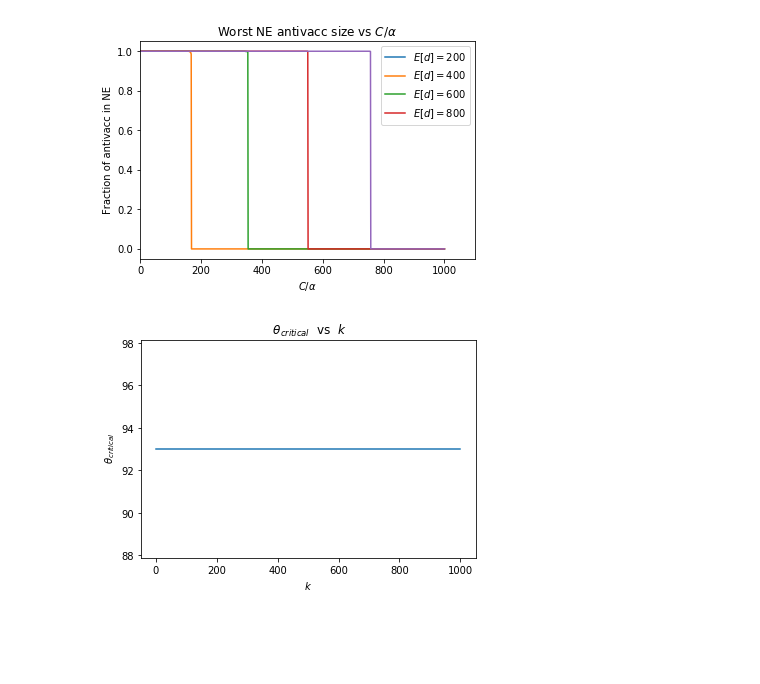
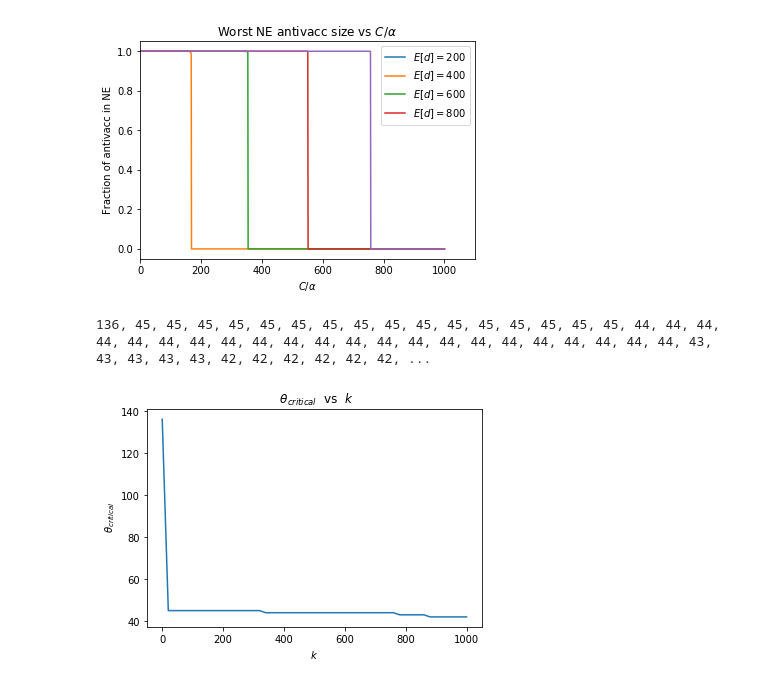
Before and after one commit to ahsantarique/Antivaccine-Sentiment, a Jupyter notebook: Src/threshold_diffusion.ipynb, the cells around one changed output. Cells and saved outputs as stored; diff of their text form; code cells hidden in the pictures; blank space fills up the shorter version.

```diff
--- a/Src/threshold_diffusion.ipynb
+++ b/Src/threshold_diffusion.ipynb
@@ -366,8 +366,8 @@ g = nx.read_gexf("../data/twitter_sentiment_200.gexf", node_type=None, relabel=F
 
 
 start = 0
-end = 5
-interval = 0.1
+end = 137
+interval = 1
 C_list = [{j:np.arange(start, end, interval)[i]  for j in g.nodes} for i in range(len(np.arange(start, end, interval)))]
 
 c = np.arange(start, end, interval)
@@ -380,8 +380,7 @@ sorted_graph = sorted(g.degree, key = lambda x: x[1], reverse=True)
 
 
 
-
-for k in range(0,1001,5):
+for k in range(0,1001,20):
   worst_NE_size = []
   Dk = set([sorted_graph[:k][i][1] for i in range(k)])
 
@@ -392,29 +391,31 @@ for k in range(0,1001,5):
 
       S_T = threshold_process(S0 = S0, theta = theta, graph = g, verbose=False)
 
-      worst_NE_size.append(len(g)-len(S_T))
+#       worst_NE_size.append(len(g)-len(S_T))
 
-  for i in range(len(worst_NE_size)):
-      if(worst_NE_size[i] == 0):
-          print(c[i], end=', ')
+      if(len(g)-len(S_T) <= 0):
+          print(C['phillyeaglesfa1'], end=', ')
           break
+# %% [output]
+136, 45, 45, 45, 45, 45, 45, 45, 45, 45, 45, 45, 45, 45, 45, 45, 45, 44, 44, 44, 44, 44, 44, 44, 44, 44, 44, 44, 44, 44, 44, 44, 44, 44, 44, 44, 44, 44, 44, 43, 43, 43, 43, 43, 42, 42, 42, 42, 42, 42, ...
-# %%
-x = range(0,1001,5)
-
-yemail = [17, 16, 16, 15, 15, 15, 15, 14, 14, 14, 14, 12, 12, 12, 12, 12, 11, 11, 11, 10, 10, 10, 10, 10, 10, 10, 10, 9, 8, 8, 8, 7, 7, 7, 7, 7, 7, 7, 7, 7, 7, 7, 7, 7, 7, 7, 7, 7, 7, 7, 7, 7, 7, 7, 7, 7, 7, 7, 7, 7, 7, 7, 7, 7, 6, 6, 6, 6, 6, 6, 6, 6, 6, 6, 6, 6, 6, 5, 5, 5, 5, 5, 5, 5, 5, 5, 5, 5, 5, 5, 5, 5, 5, 5, 5, 5, 5, 5, 5, 5, 5, 5, 5, 5, 5, 4, 4, 4, 4, 4, 4, 4, 4, 4, 4, 4, 4, 3, 3, 3, 3, 3, 3, 3, 3, 3, 3, 3, 3, 3, 3, 3, 3, 3, 3, 3, 3, 3, 3, 3, 3, 3, 3, 3, 3, 3, 3, 3, 3, 3, 3, 3, 2, 2, 2, 2, 2, 2, 2, 2, 2, 2, 2, 2, 2, 2, 2, 2, 2, 2, 2, 2, 2, 2, 2, 2, 2, 2, 2, 2, 2, 2, 2, 2, 2, 2, 2, 2, 2, 2, 2, 2, 2, 2, 2, 2, 2, 2, 2, 2, 2]
-yerdos = [169, 167, 167, 165, 165, 164, 163, 163, 163, 162, 162, 162, 162, 162, 162, 162, 162, 162, 162, 162, 162, 162, 162, 161, 161, 161, 161, 161, 161, 161, 160, 160, 160, 160, 160, 160, 160, 160, 160, 160, 159, 159, 159, 159, 159, 159, 159, 159, 159, 159, 159, 159, 159, 158, 158, 158, 158, 158, 158, 158, 158, 158, 158, 158, 157, 157, 157, 157, 157, 157, 157, 157, 157, 157, 157, 157, 157, 157, 156, 156, 156, 156, 156, 156, 156, 156, 156, 156, 156, 156, 155, 155, 155, 155, 155, 155, 155, 155, 155, 155, 155, 155, 155, 155, 155, 155, 155, 155, 155, 154, 154, 154, 154, 154, 154, 154, 154, 154, 154, 154, 154, 154, 154, 154, 154, 154, 153, 153, 153, 153, 153, 153, 153, 152, 152, 152, 152, 152, 152, 152, 152, 152, 152, 152, 152, 152, 152, 152, 152, 152, 152, 152, 151, 151, 151, 151, 151, 151, 151, 151, 151, 151, 151, 151, 151, 150, 150, 150, 150, 150, 150, 150, 150, 149, 149, 149, 149, 149, 149, 148, 148, 148, 148, 148, 148, 148, 147, 147, 147, 147, 146, 146, 146, 146, 146, 144, 144, 143, 143, 143, 139]
-yfacebook = [93, 93, 93, 93, 93, 93, 93, 93, 93, 93, 93, 93, 93, 93, 93, 93, 93, 93, 93, 93, 93, 93, 93, 93, 93, 93, 93, 93, 93, 93, 93, 93, 93, 93, 93, 93, 93, 93, 93, 93, 93, 93, 93, 93, 93, 93, 93, 93, 93, 93, 93, 93, 93, 93, 93, 93, 93, 93, 93, 93, 93, 93, 93, 93, 93, 93, 93, 93, 93, 93, 93, 93, 93, 93, 93, 93, 93, 93, 93, 93, 93, 93, 93, 93, 93, 93, 93, 93, 93, 93, 93, 93, 93, 93, 93, 93, 93, 93, 93, 93, 93, 93, 93, 93, 93, 93, 93, 93, 93, 93, 93, 93, 93, 93, 93, 93, 93, 93, 93, 93, 93, 93, 93, 93, 93, 93, 93, 93, 93, 93, 93, 93, 93, 93, 93, 93, 93, 93, 93, 93, 93, 93, 93, 93, 93, 93, 93, 93, 93, 93, 93, 93, 93, 93, 93, 93, 93, 93, 93, 93, 93, 93, 93, 93, 93, 93, 93, 93, 93, 93, 93, 93, 93, 93, 93, 93, 93, 93, 93, 93, 93, 93, 93, 93, 93, 93, 93, 93, 93, 93, 93, 93, 93, 93, 93, 93, 93, 93, 93, 93, 93]
-
-y_list = [yfacebook]
-legend = ['Erdos-Renyi', 'Facebook', 'email-EU-core', 'Gnutell p2p', 'Twitter Mentions']
-
-for y in y_list:
-  plt.plot(x,y)
-
-plt.xlabel(r'$k$')
-plt.ylabel(r' $\theta_{critical}$')
-plt.title(r' $\theta_{critical}$  vs  $k$')
-# plt.legend(legend)
-plt.savefig('theta_vs_k-fb.eps')
-# %% [output]
-[figure, removed]
+# %%
+x = range(0,1001,20)
+ymentions = [136, 45, 45, 45, 45, 45, 45, 45, 45, 45, 45, 45, 45, 45, 45, 45, 45, 44, 44, 44, 44, 44, 44, 44, 44, 44, 44, 44, 44, 44, 44, 44, 44, 44, 44, 44, 44, 44, 44, 43, 43, 43, 43, 43, 42, 42, 42, 42, 42, 42, 42, ]
+yp2p = [3, 3, 3, 3, 3, 3, 3, 3, 3, 3, 3, 3, 3, 3, 3, 3, 3, 3, 3, 3, 3, 3, 3, 3, 3, 3, 3, 3, 3, 3, 3, 3, 3, 3, 3, 3, 3, 3, 3, 3, 3, 3, 3, 3, 3, 3, 3, 3, 3, 3, 3, 3, 3, 3, 3, 3, 3, 3, 3, 3, 3, 3, 3, 3, 3, 3, 3, 3, 3, 3, 3, 3, 3, 3, 3, 3, 3, 3, 3, 3, 3, 3, 3, 3, 3, 3, 3, 3, 3, 3, 3, 3, 3, 3, 3, 3, 3, 3, 3, 3, 3, 3, 3, 3, 3, 3, 3, 3, 3, 3, 3, 3, 3, 3, 3, 3, 3, 3, 3, 3, 3, 3, 3, 3, 3, 3, 3, 3, 3, 3, 3, 3, 3, 3, 3, 3, 3, 3, 3, 3, 3, 3, 3, 3, 3, 3, 3, 3, 3, 3, 3, 3, 3, 3, 3, 3, 3, 3, 3, 3, 3, 3, 3, 3, 3, 3, 3, 3, 3, 3, 3, 3, 3, 3, 3, 3, 3, 3, 3, 3, 3, 3, 3, 3, 3, 3, 3, 3, 3, 3, 3, 3, 3, 3, 3, 3, 3, 3, 3, 3, 3, ]
+yemail = [17, 16, 16, 15, 15, 15, 15, 14, 14, 14, 14, 12, 12, 12, 12, 12, 11, 11, 11, 10, 10, 10, 10, 10, 10, 10, 10, 9, 8, 8, 8, 7, 7, 7, 7, 7, 7, 7, 7, 7, 7, 7, 7, 7, 7, 7, 7, 7, 7, 7, 7, 7, 7, 7, 7, 7, 7, 7, 7, 7, 7, 7, 7, 7, 6, 6, 6, 6, 6, 6, 6, 6, 6, 6, 6, 6, 6, 5, 5, 5, 5, 5, 5, 5, 5, 5, 5, 5, 5, 5, 5, 5, 5, 5, 5, 5, 5, 5, 5, 5, 5, 5, 5, 5, 5, 4, 4, 4, 4, 4, 4, 4, 4, 4, 4, 4, 4, 3, 3, 3, 3, 3, 3, 3, 3, 3, 3, 3, 3, 3, 3, 3, 3, 3, 3, 3, 3, 3, 3, 3, 3, 3, 3, 3, 3, 3, 3, 3, 3, 3, 3, 3, 2, 2, 2, 2, 2, 2, 2, 2, 2, 2, 2, 2, 2, 2, 2, 2, 2, 2, 2, 2, 2, 2, 2, 2, 2, 2, 2, 2, 2, 2, 2, 2, 2, 2, 2, 2, 2, 2, 2, 2, 2, 2, 2, 2, 2, 2, 2, 2, 2]
+yerdos = [169, 167, 167, 165, 165, 164, 163, 163, 163, 162, 162, 162, 162, 162, 162, 162, 162, 162, 162, 162, 162, 162, 162, 161, 161, 161, 161, 161, 161, 161, 160, 160, 160, 160, 160, 160, 160, 160, 160, 160, 159, 159, 159, 159, 159, 159, 159, 159, 159, 159, 159, 159, 159, 158, 158, 158, 158, 158, 158, 158, 158, 158, 158, 158, 157, 157, 157, 157, 157, 157, 157, 157, 157, 157, 157, 157, 157, 157, 156, 156, 156, 156, 156, 156, 156, 156, 156, 156, 156, 156, 155, 155, 155, 155, 155, 155, 155, 155, 155, 155, 155, 155, 155, 155, 155, 155, 155, 155, 155, 154, 154, 154, 154, 154, 154, 154, 154, 154, 154, 154, 154, 154, 154, 154, 154, 154, 153, 153, 153, 153, 153, 153, 153, 152, 152, 152, 152, 152, 152, 152, 152, 152, 152, 152, 152, 152, 152, 152, 152, 152, 152, 152, 151, 151, 151, 151, 151, 151, 151, 151, 151, 151, 151, 151, 151, 150, 150, 150, 150, 150, 150, 150, 150, 149, 149, 149, 149, 149, 149, 148, 148, 148, 148, 148, 148, 148, 147, 147, 147, 147, 146, 146, 146, 146, 146, 144, 144, 143, 143, 143, 139]
+yfacebook = [93, 93, 93, 93, 93, 93, 93, 93, 93, 93, 93, 93, 93, 93, 93, 93, 93, 93, 93, 93, 93, 93, 93, 93, 93, 93, 93, 93, 93, 93, 93, 93, 93, 93, 93, 93, 93, 93, 93, 93, 93, 93, 93, 93, 93, 93, 93, 93, 93, 93, 93, 93, 93, 93, 93, 93, 93, 93, 93, 93, 93, 93, 93, 93, 93, 93, 93, 93, 93, 93, 93, 93, 93, 93, 93, 93, 93, 93, 93, 93, 93, 93, 93, 93, 93, 93, 93, 93, 93, 93, 93, 93, 93, 93, 93, 93, 93, 93, 93, 93, 93, 93, 93, 93, 93, 93, 93, 93, 93, 93, 93, 93, 93, 93, 93, 93, 93, 93, 93, 93, 93, 93, 93, 93, 93, 93, 93, 93, 93, 93, 93, 93, 93, 93, 93, 93, 93, 93, 93, 93, 93, 93, 93, 93, 93, 93, 93, 93, 93, 93, 93, 93, 93, 93, 93, 93, 93, 93, 93, 93, 93, 93, 93, 93, 93, 93, 93, 93, 93, 93, 93, 93, 93, 93, 93, 93, 93, 93, 93, 93, 93, 93, 93, 93, 93, 93, 93, 93, 93, 93, 93, 93, 93, 93, 93, 93, 93, 93, 93, 93, 93]
+
+y_list = [ymentions]
+legend = ['Erdos-Renyi', 'Facebook', 'email-EU-core', 'Gnutell p2p', 'Twitter Mentions']
+
+for y in y_list:
+  plt.plot(x,y)
+
+plt.xlabel(r'$k$')
+plt.ylabel(r' $\theta_{critical}$')
+plt.title(r' $\theta_{critical}$  vs  $k$')
+# plt.legend(legend)
+plt.savefig('theta_vs_k-ymentions.eps')
+# %% [output]
+[figure, added]
```
Also changed, not shown: 4 other files.
